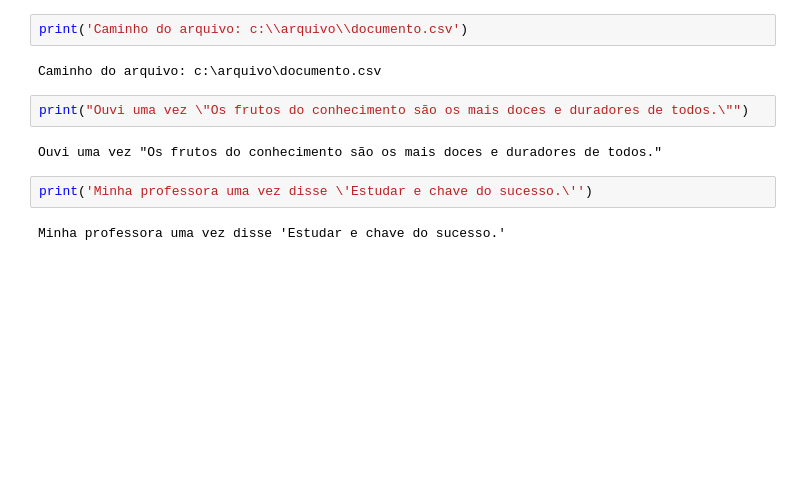
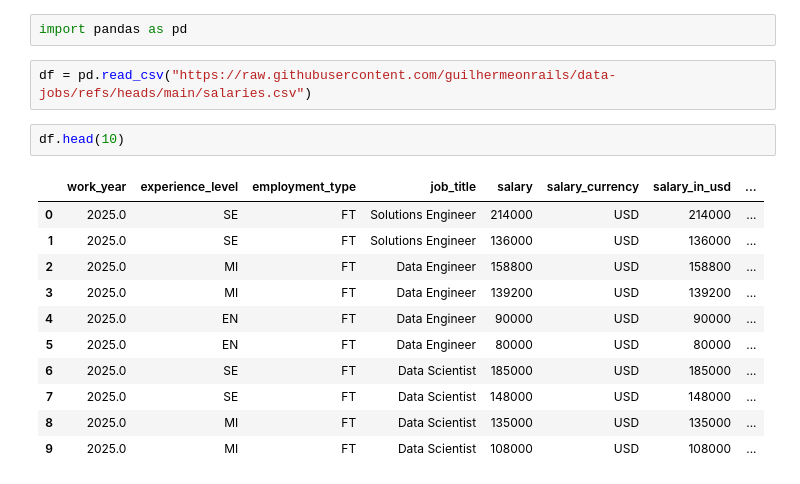
Before and after one commit to luiz675/aula, a Jupyter notebook: Untitled2.ipynb, the cells around one changed output. Drawn from its saved outputs; the diff is of its cells as text; blank space fills up the shorter version.

```diff
--- a/Untitled2.ipynb
+++ b/Untitled2.ipynb
@@ -44,12 +3,18 @@ Quantidade      Quantidade
-# %%
-print('Caminho do arquivo: c:\\arquivo\\documento.csv')
-# %% [output]
-Caminho do arquivo: c:\arquivo\documento.csv
-# %%
-print("Ouvi uma vez \"Os frutos do conhecimento são os mais doces e duradores de todos.\"")
-# %% [output]
-Ouvi uma vez "Os frutos do conhecimento são os mais doces e duradores de todos."
-# %%
-print('Minha professora uma vez disse \'Estudar e chave do sucesso.\'')
-# %% [output]
-Minha professora uma vez disse 'Estudar e chave do sucesso.'
+# %%
+import pandas as pd
+# %%
+df = pd.read_csv("https://raw.githubusercontent.com/guilhermeonrails/data-jobs/refs/heads/main/salaries.csv")
+# %%
+df.head(10)
+# %% [output]
+|  | work_year | experience_level | employment_type | job_title | salary | salary_currency | salary_in_usd | ... |
+| 0 | 2025.0 | SE | FT | Solutions Engineer | 214000 | USD | 214000 | ... |
+| 1 | 2025.0 | SE | FT | Solutions Engineer | 136000 | USD | 136000 | ... |
+| 2 | 2025.0 | MI | FT | Data Engineer | 158800 | USD | 158800 | ... |
+| 3 | 2025.0 | MI | FT | Data Engineer | 139200 | USD | 139200 | ... |
+| 4 | 2025.0 | EN | FT | Data Engineer | 90000 | USD | 90000 | ... |
+| 5 | 2025.0 | EN | FT | Data Engineer | 80000 | USD | 80000 | ... |
+| 6 | 2025.0 | SE | FT | Data Scientist | 185000 | USD | 185000 | ... |
+| 7 | 2025.0 | SE | FT | Data Scientist | 148000 | USD | 148000 | ... |
+| 8 | 2025.0 | MI | FT | Data Scientist | 135000 | USD | 135000 | ... |
+| 9 | 2025.0 | MI | FT | Data Scientist | 108000 | USD | 108000 | ... |
```
Also changed, not shown: parts of 23 cells of this notebook.
